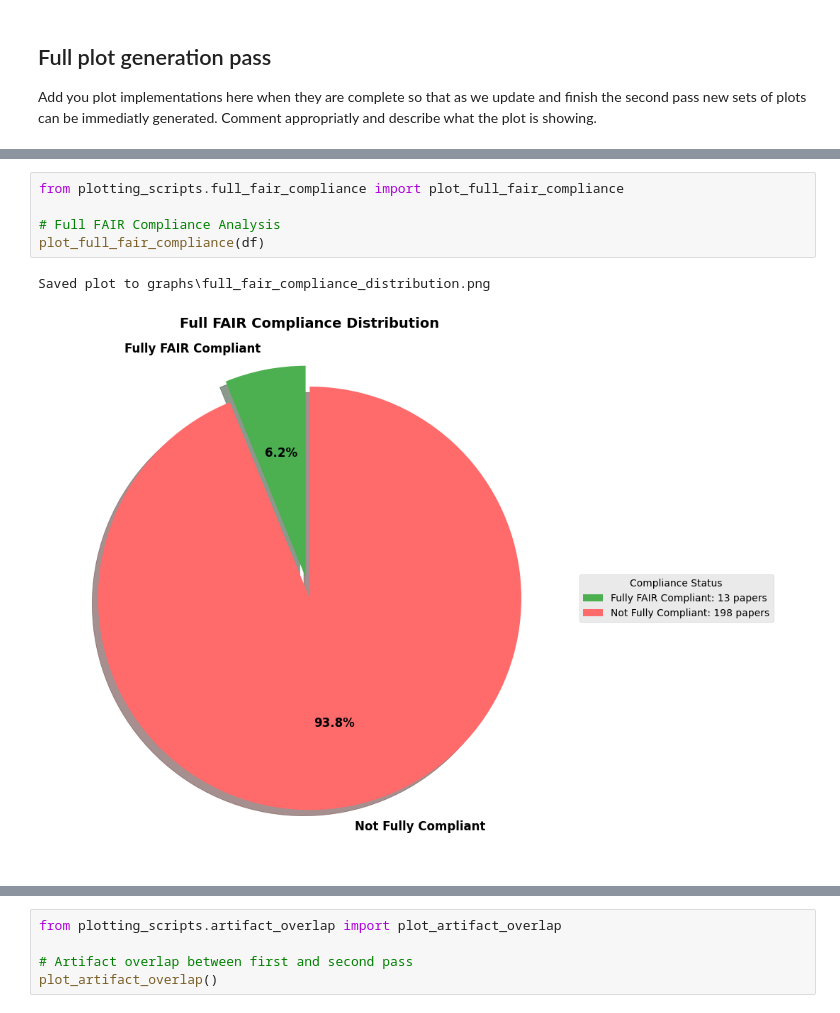
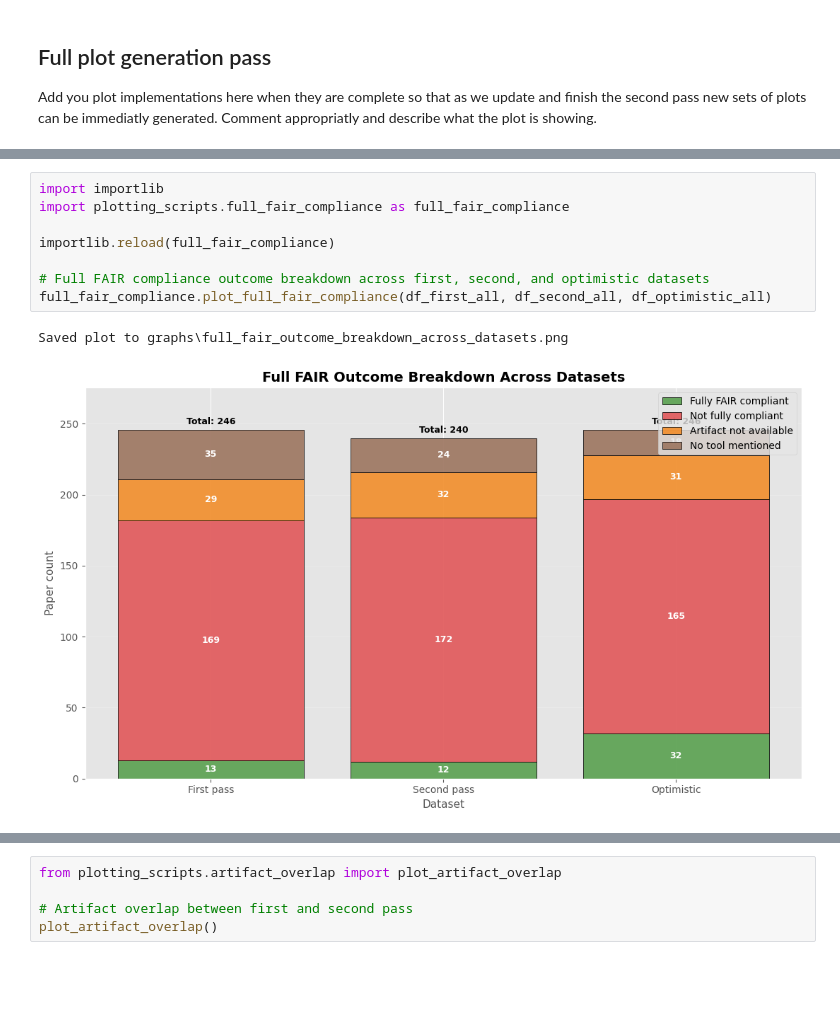
Before and after one commit to EEllwoo/how_fair_is_2026, a Jupyter notebook: plot_gen.ipynb, the cells around one changed output, grey strips where cells are left out. Drawn from its saved outputs; the diff is of its cells as text; blank space fills up the shorter version.

Commit message:
added conflict script finished and updated the plots
Co-authored-by: Copilot <copilot@github.com>

```diff
--- a/plot_gen.ipynb
+++ b/plot_gen.ipynb
@@ -86,11 +93,14 @@ Saved plot to graphs\fair_criterion_compliance_by_letter.png
 # %%
-from plotting_scripts.full_fair_compliance import plot_full_fair_compliance
+import importlib
+import plotting_scripts.full_fair_compliance as full_fair_compliance
 
-# Full FAIR Compliance Analysis
-plot_full_fair_compliance(df)
+importlib.reload(full_fair_compliance)
+
+# Full FAIR compliance outcome breakdown across first, second, and optimistic datasets
+full_fair_compliance.plot_full_fair_compliance(df_first_all, df_second_all, df_optimistic_all)
 # %% [output]
-Saved plot to graphs\full_fair_compliance_distribution.png
+Saved plot to graphs\full_fair_outcome_breakdown_across_datasets.png
-[figure, old version]
+[figure, new version]
 # %%
 from plotting_scripts.fair_criteria_distribution import plot_fair_criteria_distribution
 
```
Also changed, not shown: parts of 3 cells of this notebook, 9 other files.
